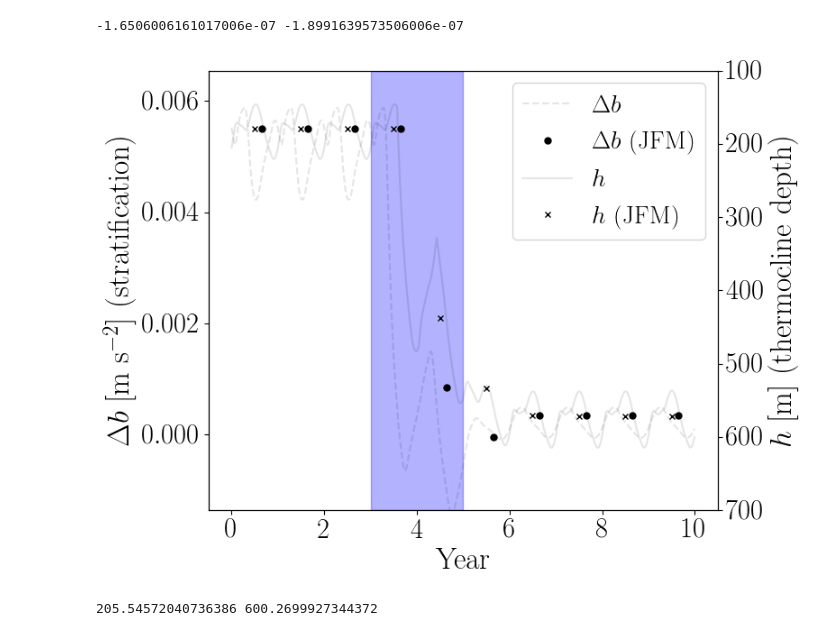
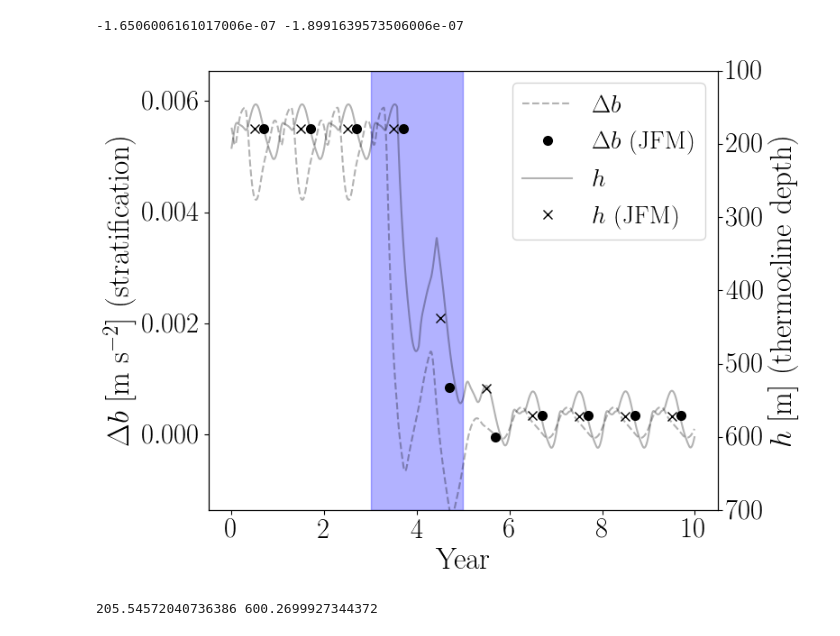
Before and after one commit to ruth-moorman/Moorman-et-al-GRL-submission-2023, a Jupyter notebook: Figure4.ipynb, the cells around one changed output. Drawn from its saved outputs; the diff is of its cells as text; code cells hidden in the pictures.

```diff
--- a/Figure4.ipynb
+++ b/Figure4.ipynb
@@ -323,28 +323,28 @@ print(WAIS1080_Fsurf.min().values, cold_Fsurf_forcing.min()) # stronger winter t
 from matplotlib.transforms import Bbox
 # %%
 fig, (ax) = plt.subplots(1, 1, figsize=(8,6))
-lns1=ax.plot(t_days/365,bWW, 'k--', alpha = 0.1, label=r'$\Delta b$')
-lns2=ax.plot(np.nanmean(t_days.reshape(-1, 365),axis=1)/365+0.15,np.mean(bWW.reshape(-1, 365)[:,0:31+28+30],axis=1), 'ko', markersize=5, label=r'$\Delta b$ (JFM)')
+lns1=ax.plot(t_days/365,bWW, 'k--', alpha = 0.3, label=r'$\Delta b$')
+lns2=ax.plot(np.nanmean(t_days.reshape(-1, 365),axis=1)/365+0.2,np.mean(bWW.reshape(-1, 365)[:,0:31+28+30],axis=1), 'ko', markersize=7, label=r'$\Delta b$ (JFM)')
 ax1=ax.twinx()
-lns3=ax1.plot(t_days/365,hWW, 'k', alpha = 0.1, label=r'$h$')
-lns4=ax1.plot(np.nanmean(t_days.reshape(-1, 365)/365, axis=1),np.mean(hWW.reshape(-1, 365)[:,0:31+28+30],axis=1), 'kx', markersize=5, label=r'$h$ (JFM)')# jan-mar mean
+lns3=ax1.plot(t_days/365,hWW, 'k', alpha = 0.3, label=r'$h$')
+lns4=ax1.plot(np.nanmean(t_days.reshape(-1, 365)/365, axis=1),np.mean(hWW.reshape(-1, 365)[:,0:31+28+30],axis=1), 'kx', markersize=7, label=r'$h$ (JFM)')# jan-mar mean
 ax1.invert_yaxis()
 ax.set_ylabel(r'$\Delta b$ [m s$^{-2}$] (stratification)',fontsize=24)
 ax1.set_ylabel(r'$h$ [m] (thermocline depth)',fontsize=24)
 ax.set_xlabel('Year',fontsize=24)
 ax.axvspan(3, 5, alpha=0.3, color='b')
 lns=lns1+lns2+lns3+lns4
 labs = [l.get_label() for l in lns]
 ax.legend(lns, labs, loc=0, fontsize=20,ncol=1)
 ax.set_ylim([-0.00136,b_melt-0.00015])
 ax1.set_ylim([700,100])
 fig.tight_layout()
 # ax.axhline(0)
 # ax.axhline(b_crit)
-# plt.savefig('Figure4_c.png')
+plt.savefig('Figure4_c.png')
 
 plt.show()
 # %% [output]
-[figure, old version]
+[figure, new version]
 # %%
 ## simgle cold winter experiment
```
Also changed, not shown: parts of 10 cells of this notebook, 4 other files.
